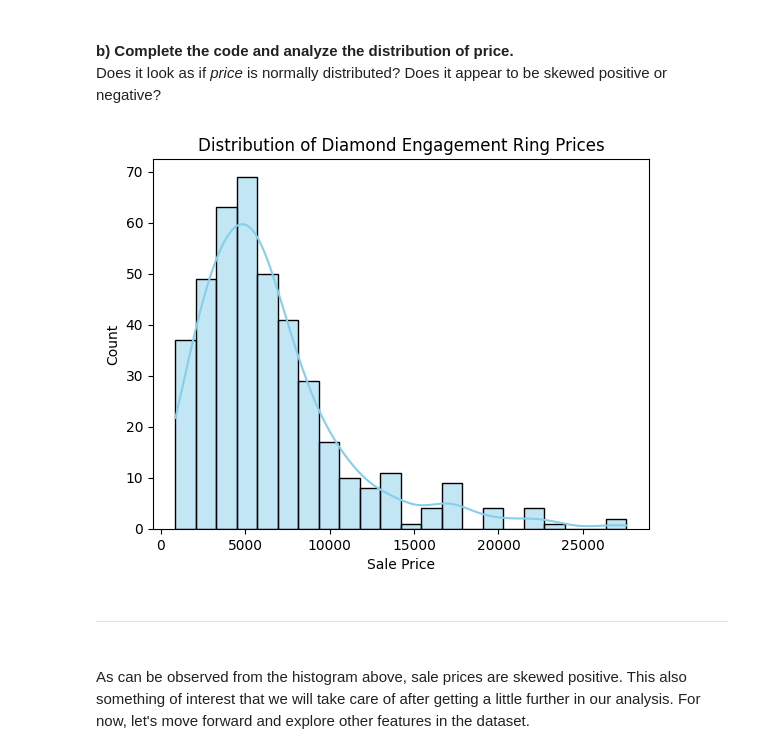
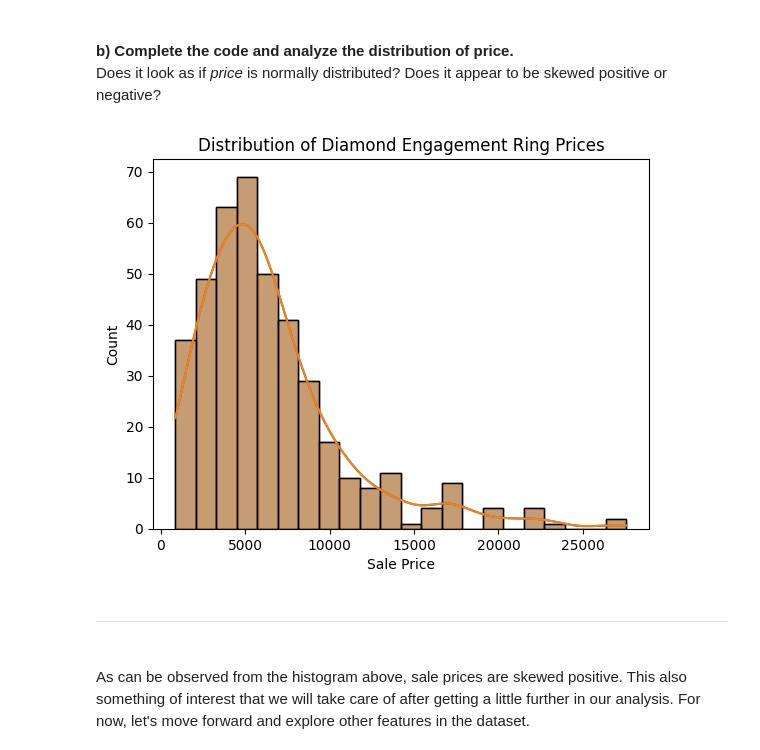
Before and after one commit to samuel-mahembe/Data-Science-Python-Kickstart, a Jupyter notebook: Script 03 - Exploratory Data Analysis - Guided.ipynb, the cells around one changed output. Drawn from its saved outputs; the diff is of its cells as text; code cells hidden in the pictures.

```diff
--- a/Script 03 - Exploratory Data Analysis - Guided.ipynb
+++ b/Script 03 - Exploratory Data Analysis - Guided.ipynb
@@ -111,20 +93,23 @@ Does it look as if <em>price</em> is normally distributed? Does it appear to be
 # %%
 # developing a histogram using HISTPLOT
 sns.histplot(data   = diamonds,
          x      = 'price',
-         kde    = True)
+         kde    = True) # instatianting into like a zip file
 
+sns.histplot(data   = diamonds,
+         x      = 'price',
+         kde    = True) # instatianting into like a zip file
 
 # title and axis labels
 plt.title(label   = "Distribution of Diamond Engagement Ring Prices")
 plt.xlabel(xlabel = "Sale Price") # avoiding using dataset labels
 plt.ylabel(ylabel = "Count")
 
 
 # displaying the histogram
 plt.show()
 # %% [output]
-[figure, old version]
+[figure, new version]
 # %% [markdown]
 <hr style="height:.9px;border:none;color:#333;background-color:#333;" /><br>
 As can be observed from the histogram above, sale prices are skewed positive. This also something of interest that we will take care of after getting a little further in our analysis. For now, let's move forward and explore other features in the dataset.
```
Also changed, not shown: parts of 8 cells of this notebook.
